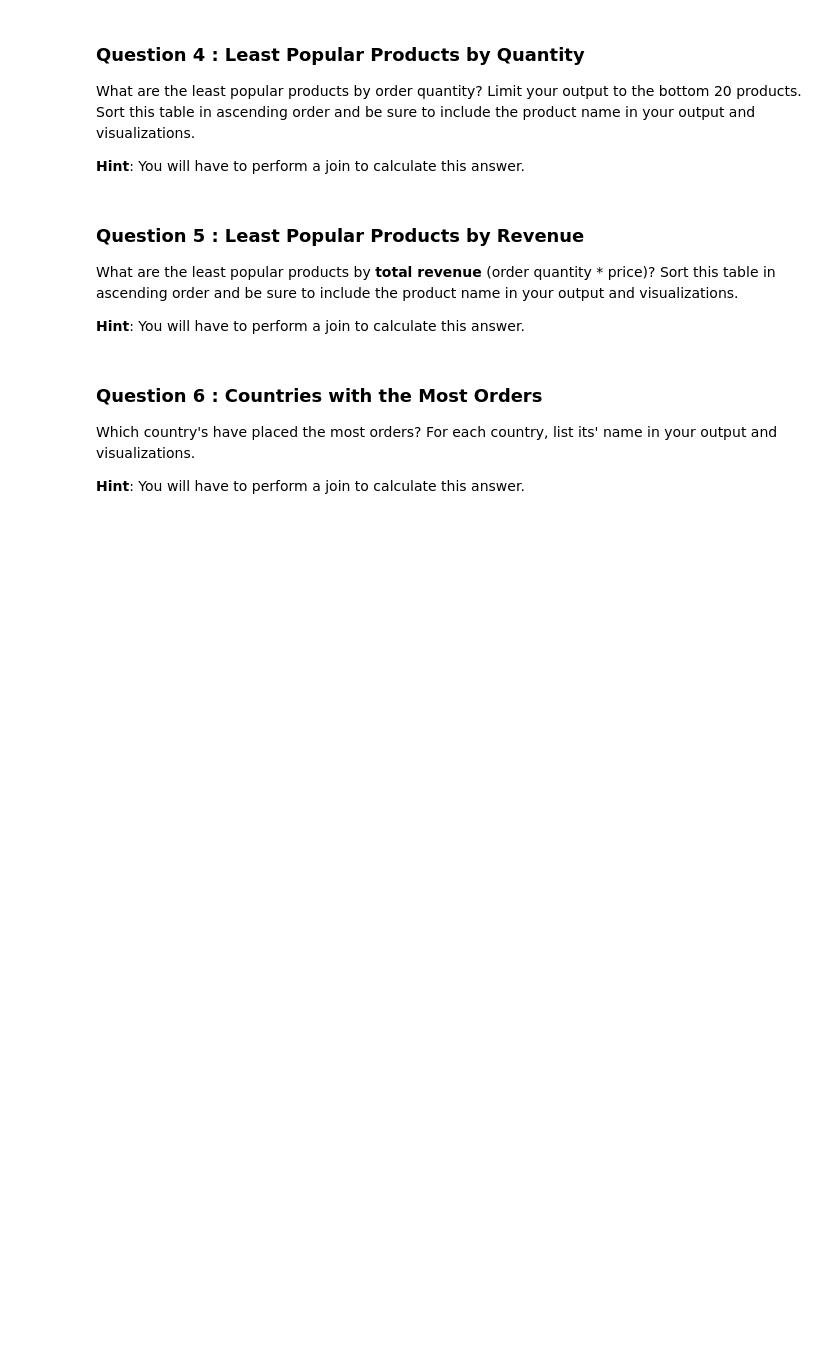
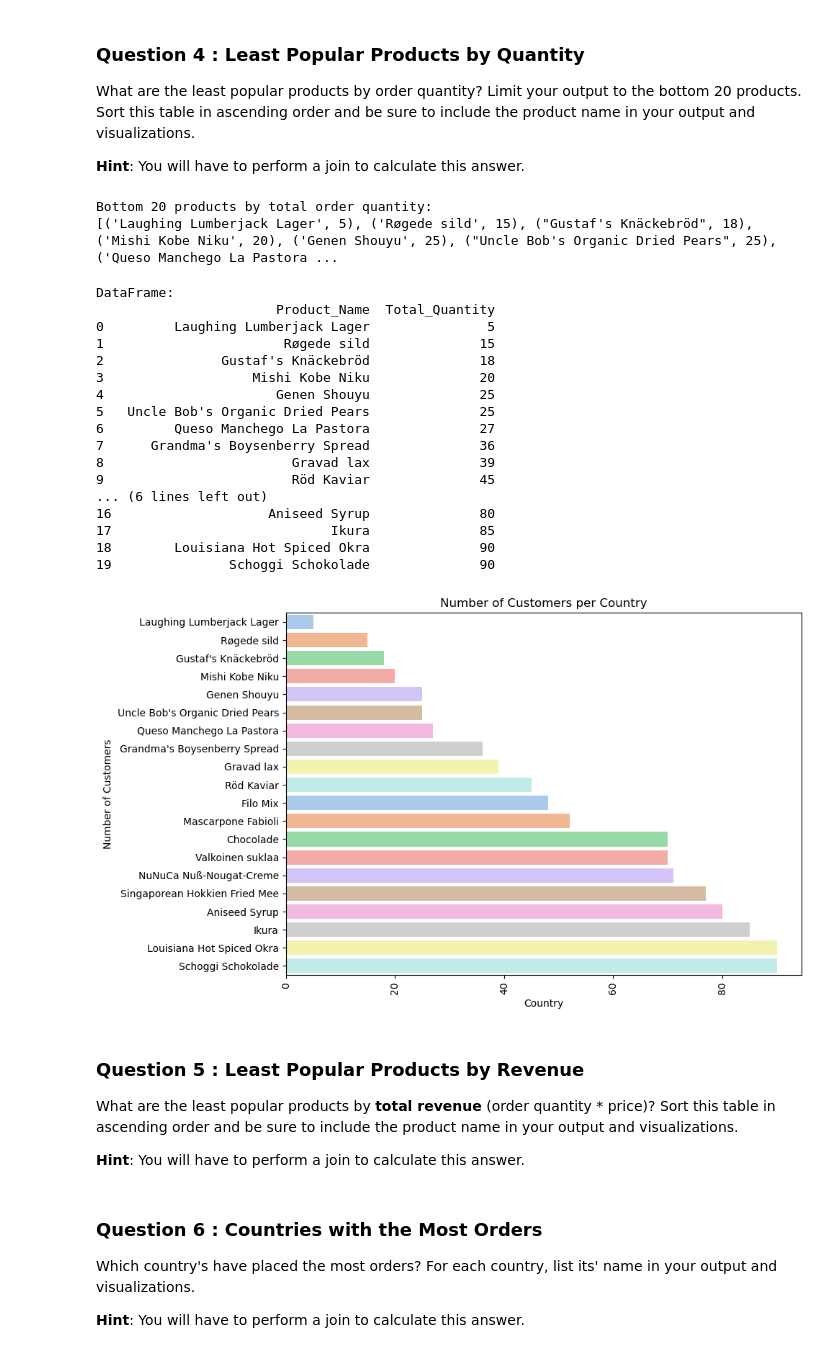
Before and after one commit to NadyaT-hub/Ad-Hoc-Food-Report, a Jupyter notebook: adhoc-sql/adhoc_report.ipynb, the cells around one changed output. Drawn from its saved outputs; the diff is of its cells as text; code cells hidden in the pictures; blank space fills up the shorter version.

```diff
--- a/adhoc-sql/adhoc_report.ipynb
+++ b/adhoc-sql/adhoc_report.ipynb
@@ -120,16 +114,57 @@ What are the least popular products by order quantity? Limit your output to the
 **Hint**: You will have to perform a join to calculate this answer.
 # %%
 # TODO: Write a SQL query which will answer the question above.
-...
+cursor.execute("""
+    SELECT P.ProductName, SUM(O.Quantity) AS total_quantity
+    FROM Products P
+    JOIN OrderDetails O ON P.ProductID = O.ProductID
+    GROUP BY P.ProductName
+    ORDER BY total_quantity ASC
+    LIMIT 20;
+""")
 
 # TODO: Fetch your list of tuples and print it out
-...
+rows = cursor.fetchall()
+print("Bottom 20 products by total order quantity:")
+print(rows)
+# %% [output]
+Bottom 20 products by total order quantity:
+[('Laughing Lumberjack Lager', 5), ('Røgede sild', 15), ("Gustaf's Knäckebröd", 18), ('Mishi Kobe Niku', 20), ('Genen Shouyu', 25), ("Uncle Bob's Organic Dried Pears", 25), ('Queso Manchego La Pastora ...
 # %%
 # TODO: Convert your list of tuples to a dataframe
-...
+df = pd.DataFrame(rows, columns=['Product_Name', 'Total_Quantity'])
+print("\nDataFrame:")
+print(df)
 
 # TODO: Generate a visualization on this dataframe
-...
+plt.figure(figsize=(10,6))
+sns.barplot(x='Total_Quantity', y='Product_Name', data=df, hue='Product_Name', legend=False, palette='pastel')
+
+plt.title('Number of Customers per Country')
+plt.xlabel('Country')
+plt.ylabel('Number of Customers')
+plt.xticks(rotation=90)
+plt.tight_layout()
+plt.show()
+# %% [output]
+DataFrame:
+                       Product_Name  Total_Quantity
+0         Laughing Lumberjack Lager               5
+1                       Røgede sild              15
+2               Gustaf's Knäckebröd              18
+3                   Mishi Kobe Niku              20
+4                      Genen Shouyu              25
+5   Uncle Bob's Organic Dried Pears              25
+6         Queso Manchego La Pastora              27
+7      Grandma's Boysenberry Spread              36
+8                        Gravad lax              39
+9                        Röd Kaviar              45
+... (6 lines left out)
+16                    Aniseed Syrup              80
+17                            Ikura              85
+18        Louisiana Hot Spiced Okra              90
+19               Schoggi Schokolade              90
+[figure, added]
 # %% [markdown]
 ### Question 5 : Least Popular Products by Revenue
 
```
Also changed, not shown: parts of 2 cells of this notebook.
